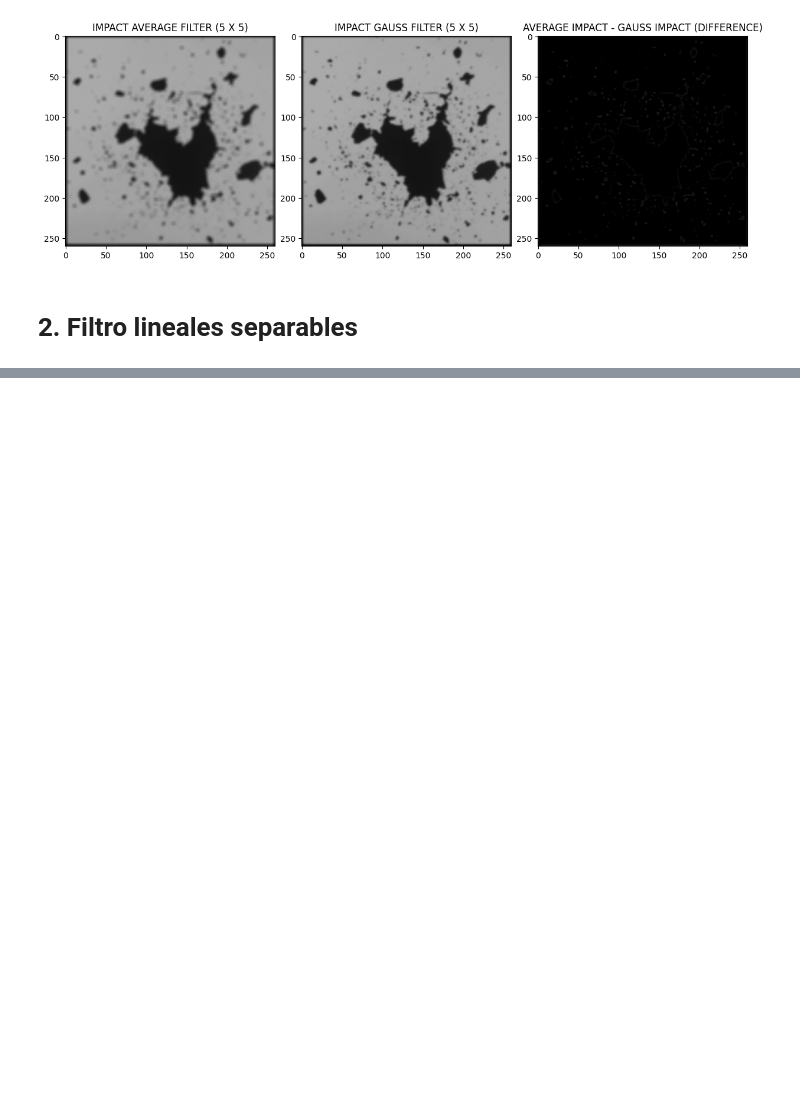
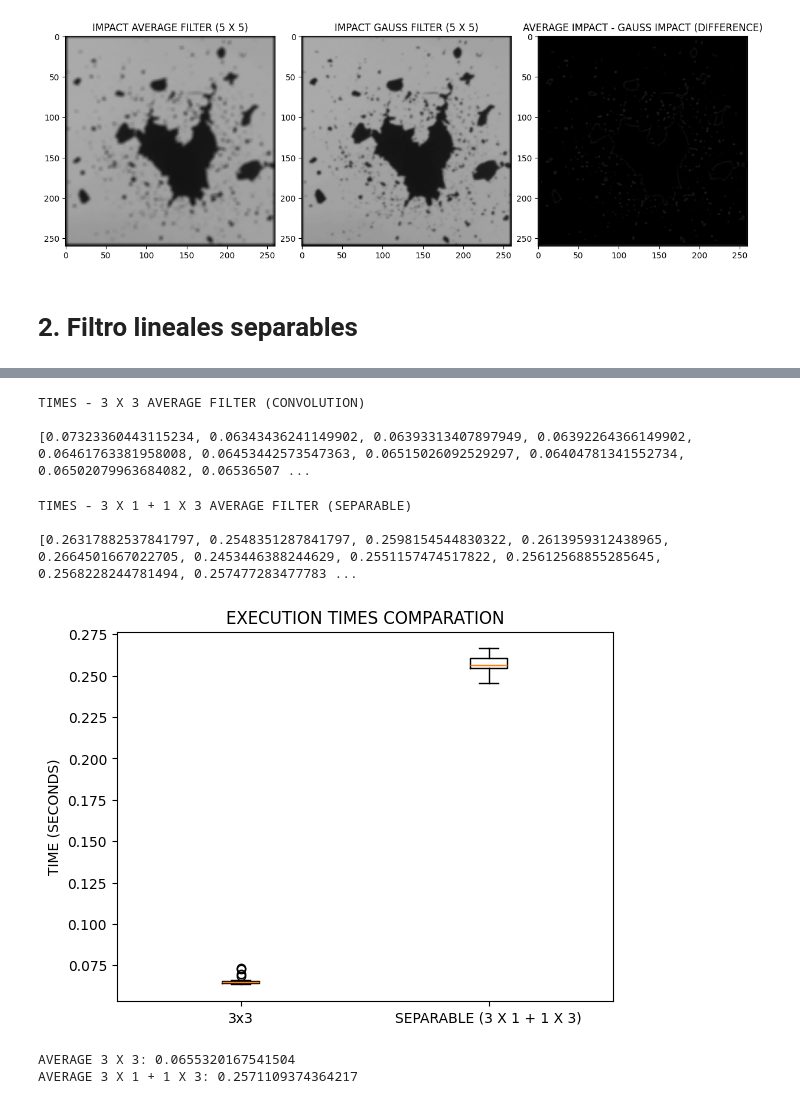
Before and after one commit to ISIS-4825-Assignments/Assignment-5, a Jupyter notebook: src/workshop_5.ipynb, the cells around one changed output, grey strips where cells are left out. Cells and saved outputs as stored; diff of their text form; code cells hidden in the pictures; blank space fills up the shorter version.

Commit message:
Separable Linear Filters

```diff
--- a/src/workshop_5.ipynb
+++ b/src/workshop_5.ipynb
@@ -206,0 +227,54 @@ plt.show()
+# %%
+run_times_3_3 = []
+
+avg_kernel_3_3 = np.full((3, 3), 1/9)
+
+for i in range(30):
+
+  start_time = time.time()
+  result_traditional = convolve(meb_resized_image, avg_kernel_3_3)
+  end_time = time.time()
+
+  run_times_3_3.append(end_time - start_time)
+
+print("\nTIMES - 3 X 3 AVERAGE FILTER (CONVOLUTION)\n")
+print(run_times_3_3)
+# %% [output]
+TIMES - 3 X 3 AVERAGE FILTER (CONVOLUTION)
+
+[0.07323360443115234, 0.06343436241149902, 0.06393313407897949, 0.06392264366149902, 0.06461763381958008, 0.06453442573547363, 0.06515026092529297, 0.06404781341552734, 0.06502079963684082, 0.06536507 ...
+# %%
+run_times_sep = []
+
+avg_kernel_3_1 = np.full((3, 1), 1/3)
+avg_kernel_1_3 = np.full((1, 3), 1/3)
+
+for i in range(30):
+
+    start_time = time.time()
+    temp = convolve(meb_resized_image, avg_kernel_3_1)
+    result_separable = convolve(temp, avg_kernel_1_3)
+    end_time = time.time()
+    run_times_sep.append(end_time - start_time)
+
+print("\nTIMES - 3 X 1 + 1 X 3 AVERAGE FILTER (SEPARABLE)\n")
+print(run_times_sep)
+# %% [output]
+TIMES - 3 X 1 + 1 X 3 AVERAGE FILTER (SEPARABLE)
+
+[0.26317882537841797, 0.2548351287841797, 0.2598154544830322, 0.2613959312438965, 0.2664501667022705, 0.2453446388244629, 0.2551157474517822, 0.25612568855285645, 0.2568228244781494, 0.257477283477783 ...
+# %%
+plt.figure()
+
+plt.boxplot([run_times_3_3, run_times_sep])
+plt.xticks([1, 2], ["3x3", "SEPARABLE (3 X 1 + 1 X 3)"])
+plt.ylabel("TIME (SECONDS)")
+plt.title("EXECUTION TIMES COMPARATION")
+plt.show()
+
+print("AVERAGE 3 X 3:", np.mean(run_times_3_3))
+print("AVERAGE 3 X 1 + 1 X 3:", np.mean(run_times_sep))
+# %% [output]
+[figure, added]
+AVERAGE 3 X 3: 0.0655320167541504
+AVERAGE 3 X 1 + 1 X 3: 0.2571109374364217
```
Also changed, not shown: parts of 9 cells of this notebook.
